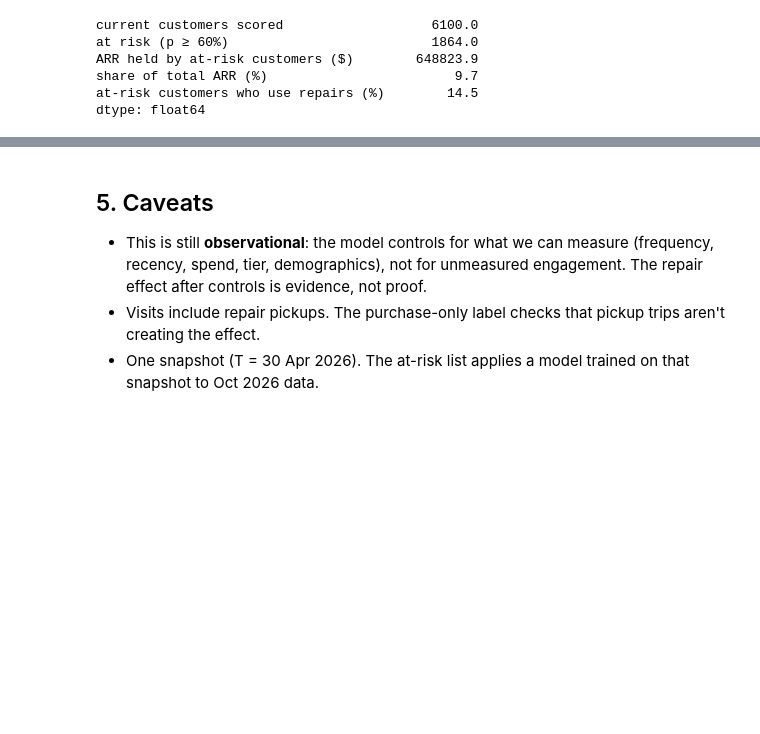
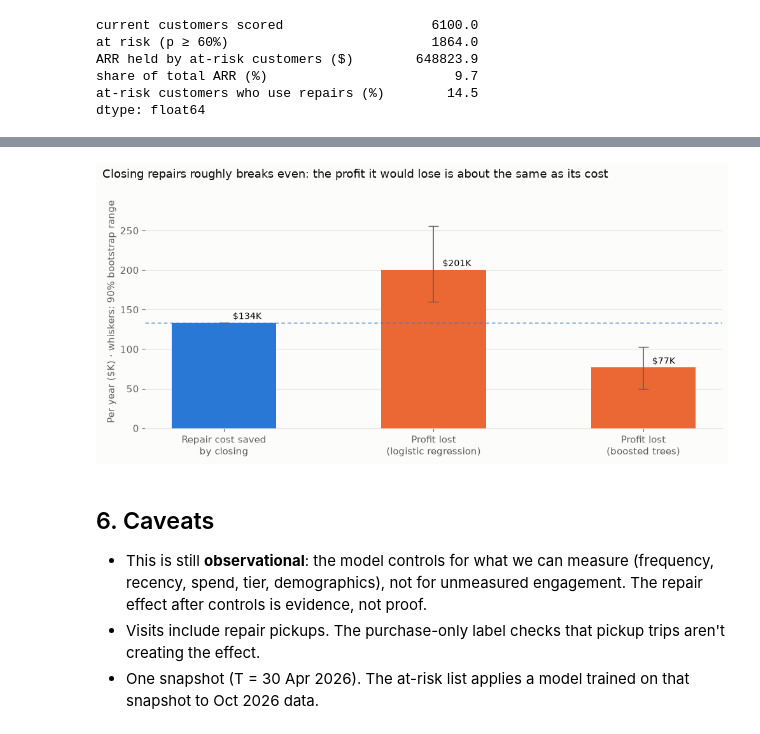
Before and after one commit to rchicoin/DATATHON2026, a Jupyter notebook: analysis/d_customers_arr/d3_churn_model.ipynb, the cells around one changed output, grey strips where cells are left out. Drawn from its saved outputs; the diff is of its cells as text; code cells hidden in the pictures; blank space fills up the shorter version.

Commit message:
D-4: forecast ARR at risk if repairs close (per-customer, bootstrapped); roughly break-even
Co-Authored-By: Claude Opus 5.5 <noreply@anthropic.com>

```diff
--- a/analysis/d_customers_arr/d3_churn_model.ipynb
+++ b/analysis/d_customers_arr/d3_churn_model.ipynb
@@ -242,5 +339,32 @@ dtype: float64
+# %%
+fig, ax = plt.subplots(figsize=(10, 4.8))
+cats = ["Repair cost saved\nby closing", "Profit lost\n(logistic regression)", "Profit lost\n(boosted trees)"]
+centr = [repair_cost_year,
+         per_model.loc["Logistic regression", "profit at risk, central ($)"],
+         per_model.loc["Gradient-boosted trees", "profit at risk, central ($)"]]
+lo = [0, centr[1] - per_model.loc["Logistic regression", "profit at risk, low ($)"],
+      centr[2] - per_model.loc["Gradient-boosted trees", "profit at risk, low ($)"]]
+hi = [0, per_model.loc["Logistic regression", "profit at risk, high ($)"] - centr[1],
+      per_model.loc["Gradient-boosted trees", "profit at risk, high ($)"] - centr[2]]
+bars = ax.bar(cats, [v / 1e3 for v in centr], color=[BLUE, ORANGE, ORANGE], width=0.5,
+              yerr=[[v / 1e3 for v in lo], [v / 1e3 for v in hi]], capsize=6,
+              error_kw={"ecolor": INK2, "elinewidth": 1.2})
+ax.axhline(repair_cost_year / 1e3, color=BLUE, lw=1, ls=(0, (4, 3)))
+for bar, v in zip(bars, centr):
+    ax.annotate(f"${v/1e3:,.0f}K", (bar.get_x() + bar.get_width() / 2, v / 1e3), xytext=(10, 4),
+                textcoords="offset points", ha="left", color=INK, fontsize=10)
+ax.set_ylabel("Per year ($K) · whiskers: 90% bootstrap range")
+ax.grid(axis="x", visible=False)
+ax.set_ylim(0, max(np.array(centr) + np.array(hi)) / 1e3 * 1.15)
+fig.suptitle("Closing repairs roughly breaks even: the profit it would lose is about the same as its cost",
+             x=0.01, ha="left", color=INK, fontsize=13)
+fig.tight_layout()
+fig.savefig(OUT / "d3_repair_arr_forecast.png", dpi=200)
+plt.show()
+# %% [output]
+[figure, added]
 # %% [markdown]
-## 5. Caveats
+## 6. Caveats
 - This is still **observational**: the model controls for what we can measure (frequency, recency, spend, tier,
   demographics), not for unmeasured engagement. The repair effect after controls is evidence, not proof.
 - Visits include repair pickups. The purchase-only label checks that pickup trips aren't creating the effect.
```
Also changed, not shown: parts of 2 cells of this notebook, 3 other files.
